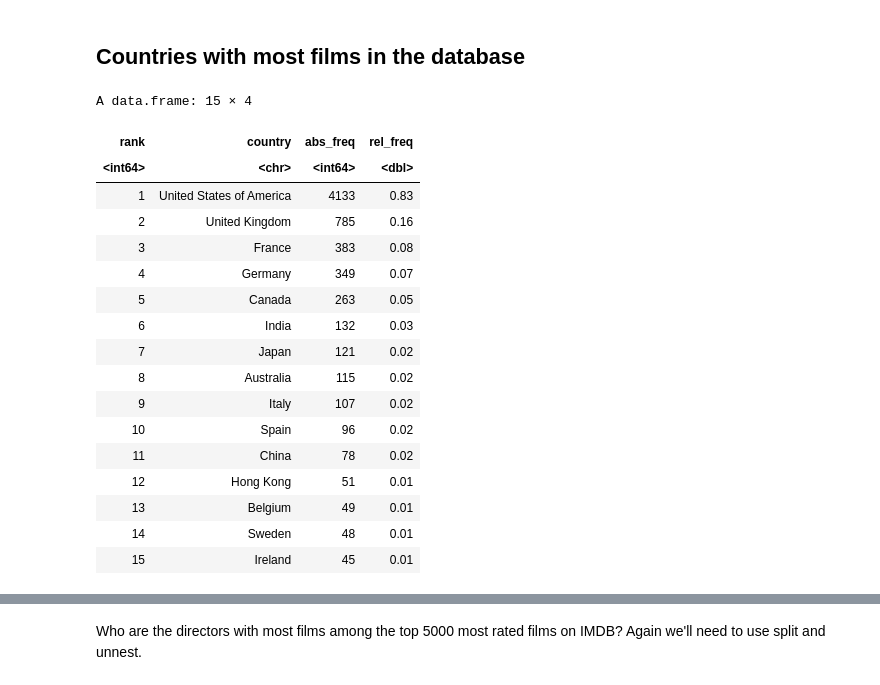
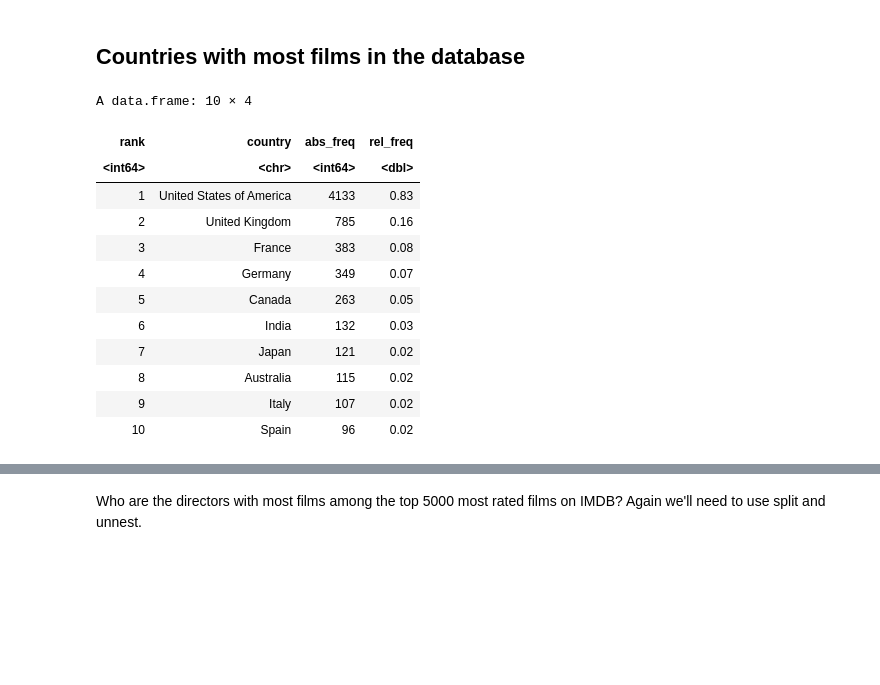
Before and after one commit to JacopoMalatesta/imdb_most_popular_films, a Jupyter notebook: scripts/04 - Querying and visualizing the results with SQL and R.ipynb, the cells around one changed output, grey strips where cells are left out. Saved outputs shown, nothing was run; the diff lists cells and outputs as text; code cells hidden in the pictures; blank space fills up the shorter version.

```diff
--- a/scripts/04 - Querying and visualizing the results with SQL and R.ipynb
+++ b/scripts/04 - Querying and visualizing the results with SQL and R.ipynb
@@ -135,33 +123,26 @@ theme(title = element_text(size = 14),
 # %%
 query <- "SELECT DENSE_RANK() OVER(ORDER BY COUNT(*) DESC) rank,
                  UNNEST(STRING_TO_ARRAY(country, ';')) country,
                  COUNT(*) abs_freq,
                  ROUND(COUNT(*) :: NUMERIC / (SELECT COUNT(*) FROM films), 2) rel_freq
           FROM films
           GROUP BY 2
           ORDER BY 3 DESC
-          LIMIT 15
-
-"
+          LIMIT 10"
 
 output <- dbGetQuery(conn = con, statement = query)
 output
 # %% [output]
-A data.frame: 15 × 4
+A data.frame: 10 × 4
 | rank | country | abs_freq | rel_freq |
 | <int64> | <chr> | <int64> | <dbl> |
 | 1 | United States of America | 4133 | 0.83 |
 | 2 | United Kingdom | 785 | 0.16 |
 | 3 | France | 383 | 0.08 |
 | 4 | Germany | 349 | 0.07 |
 | 5 | Canada | 263 | 0.05 |
 | 6 | India | 132 | 0.03 |
 | 7 | Japan | 121 | 0.02 |
 | 8 | Australia | 115 | 0.02 |
 | 9 | Italy | 107 | 0.02 |
 | 10 | Spain | 96 | 0.02 |
-| 11 | China | 78 | 0.02 |
-| 12 | Hong Kong | 51 | 0.01 |
-| 13 | Belgium | 49 | 0.01 |
-| 14 | Sweden | 48 | 0.01 |
-| 15 | Ireland | 45 | 0.01 |
```
Also changed, not shown: parts of 9 cells of this notebook.
